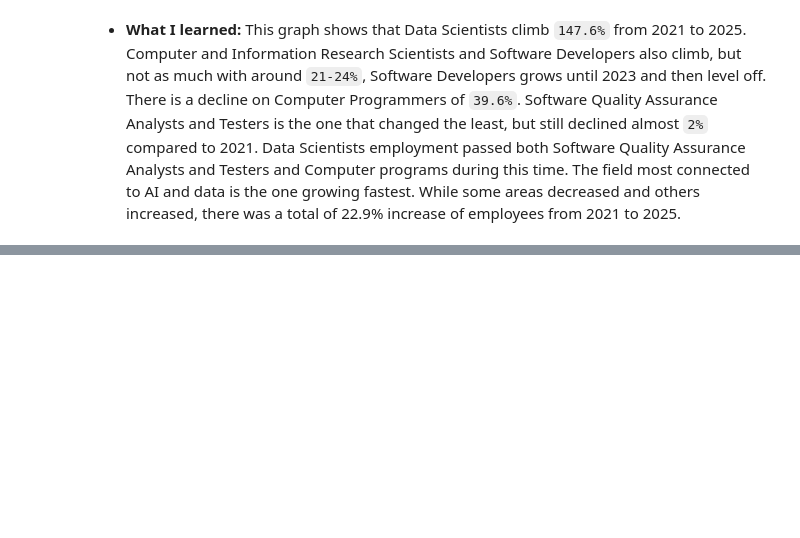
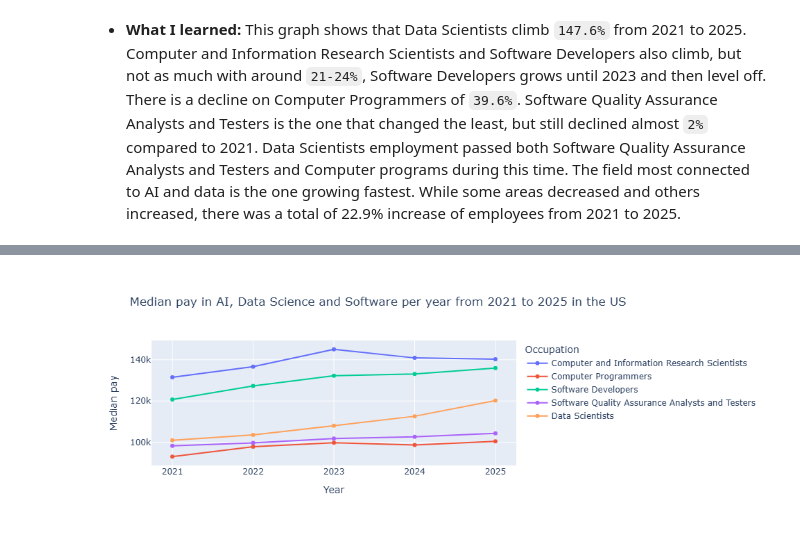
Before and after one commit to BarbSouza/data-visualisation, a Jupyter notebook: data-visualisation.ipynb, the cells around one changed output, grey strips where cells are left out. Saved outputs shown, nothing was run; the diff lists cells and outputs as text; code cells hidden in the pictures; blank space fills up the shorter version.

Commit message:
Challenge - Visualisation 7 and 8
Employment in AI, Data Science and Software per Year and comparison from changes in 2021 to 2025 in employment and pay

```diff
--- a/data-visualisation.ipynb
+++ b/data-visualisation.ipynb
@@ -660,0 +682,13 @@ TotaL Change: 22.9%
+# %%
+fig_line_pay = px.line(
+    trend,
+    x = "YEAR",
+    y = "A_MEDIAN",
+    color = "OCC_TITLE",
+    markers = True,
+    title = "Median pay in AI, Data Science and Software per year from 2021 to 2025 in the US",
+    labels = {"A_MEDIAN": "Median pay", "YEAR":"Year", "OCC_TITLE": "Occupation"}
+)
+fig_line_pay.show()
+# %% [output]
+[figure, added]
```
Also changed, not shown: parts of 30 cells of this notebook.
